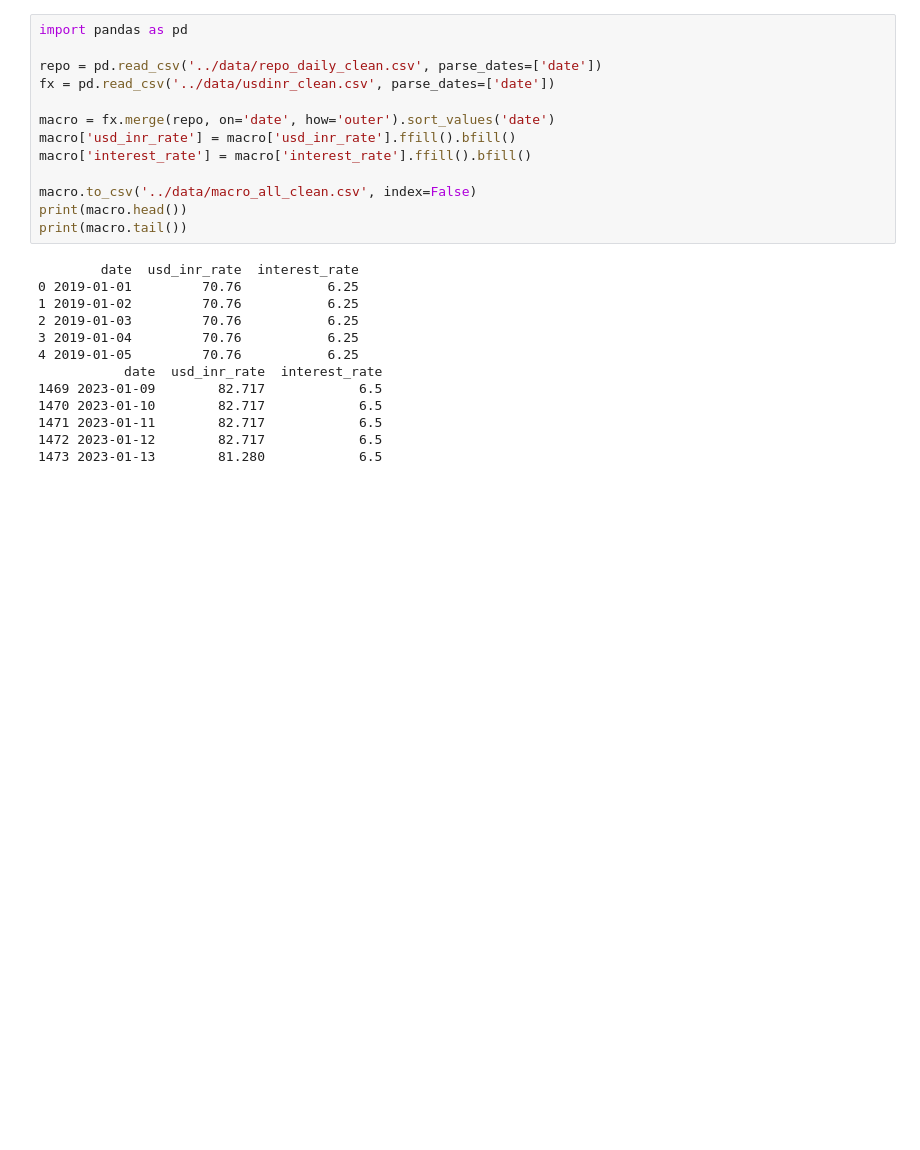
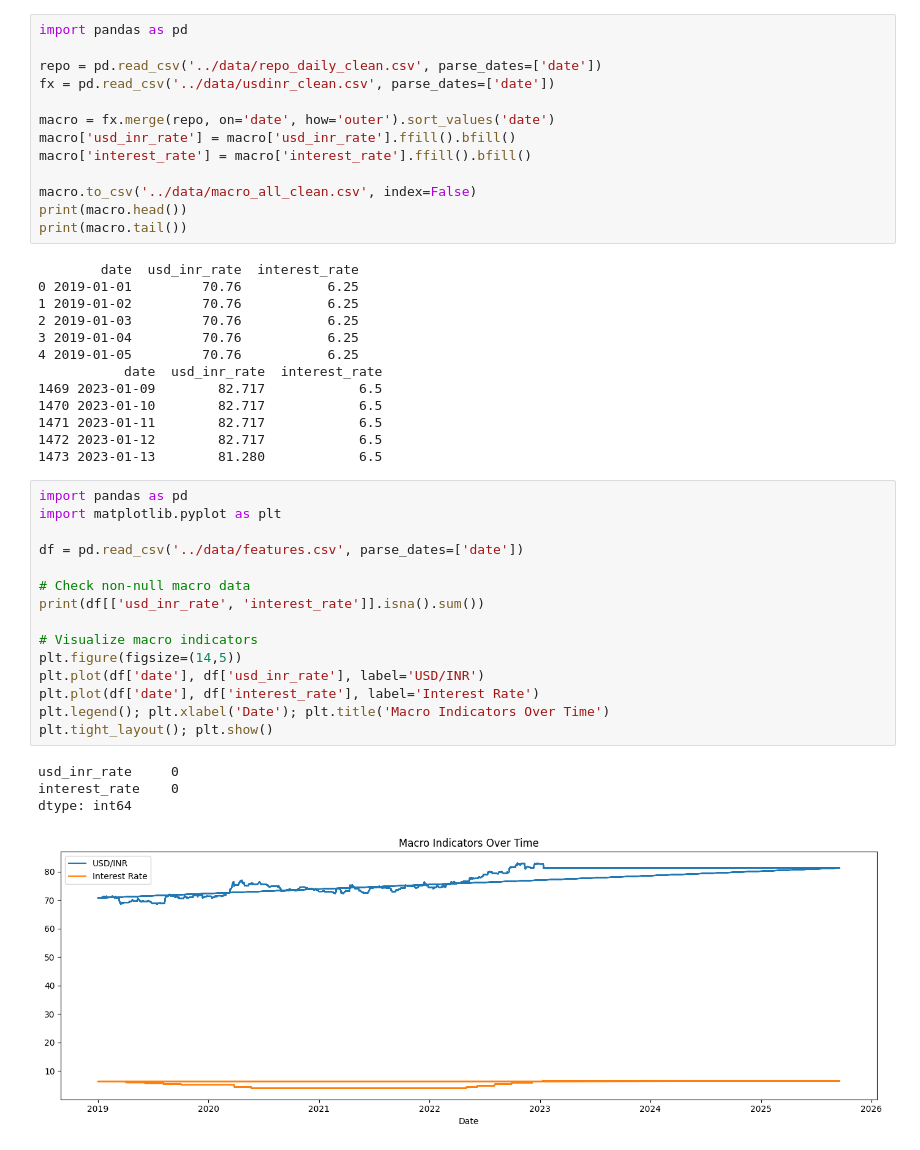
Before and after one commit to harshmanek/stock-shastri, a Jupyter notebook: notebooks/visualization.ipynb, the cells around one changed output. Drawn from its saved outputs; the diff is of its cells as text; blank space fills up the shorter version.

```diff
--- a/notebooks/visualization.ipynb
+++ b/notebooks/visualization.ipynb
@@ -288,3 +288,23 @@ print(macro.tail())
 1471 2023-01-11        82.717            6.5
 1472 2023-01-12        82.717            6.5
 1473 2023-01-13        81.280            6.5
+# %%
+import pandas as pd
+import matplotlib.pyplot as plt
+
+df = pd.read_csv('../data/features.csv', parse_dates=['date'])
+
+# Check non-null macro data
+print(df[['usd_inr_rate', 'interest_rate']].isna().sum())
+
+# Visualize macro indicators
+plt.figure(figsize=(14,5))
+plt.plot(df['date'], df['usd_inr_rate'], label='USD/INR')
+plt.plot(df['date'], df['interest_rate'], label='Interest Rate')
+plt.legend(); plt.xlabel('Date'); plt.title('Macro Indicators Over Time')
+plt.tight_layout(); plt.show()
+# %% [output]
+usd_inr_rate     0
+interest_rate    0
+dtype: int64
+[figure, added]
```
Also changed, not shown: 26 other files.
